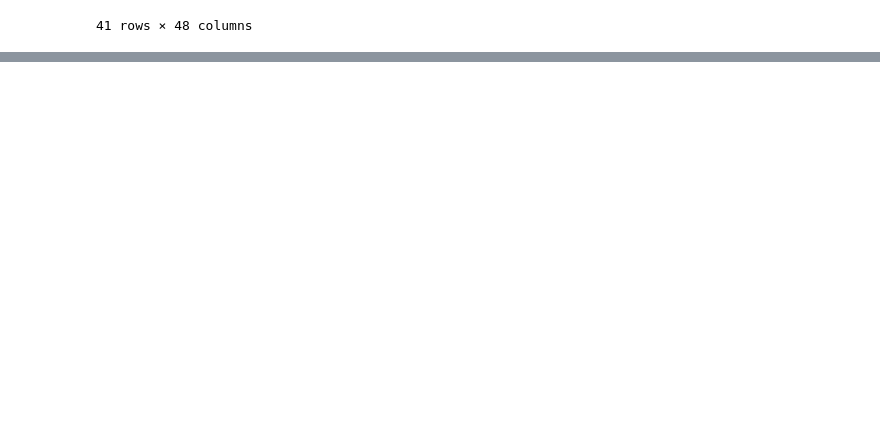
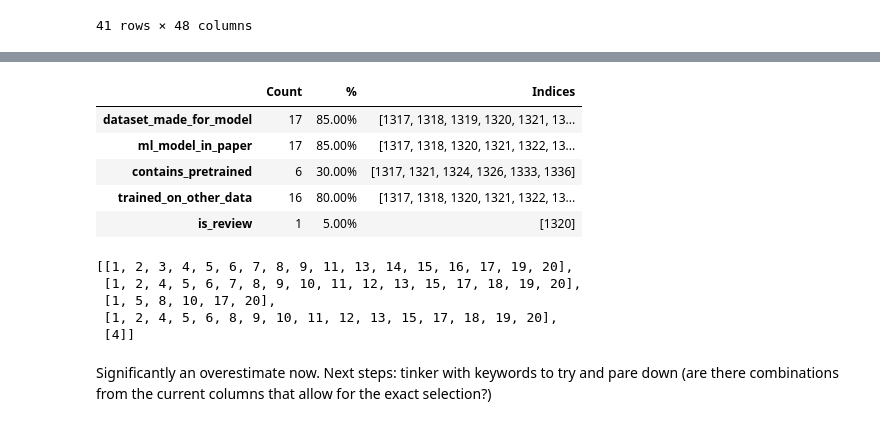
Before and after one commit to audtree/labeler-bias, a Jupyter notebook: prelim-analysis.ipynb, the cells around one changed output, grey strips where cells are left out. Drawn from its saved outputs; the diff is of its cells as text; code cells hidden in the pictures; blank space fills up the shorter version.

```diff
--- a/prelim-analysis.ipynb
+++ b/prelim-analysis.ipynb
@@ -187,0 +190,6 @@ v8i1_df
+# %%
+df = pd.read_csv('./query-modified-masters/master_imwut_modified_20240611-164920.csv')
+
+# Only 1 bib entry, manually rename.
+df['acm_generative+ai_AbstractOnly'] = df['acm_3643542']
+df.columns
@@ -187,0 +272,21 @@ v8i1_df
+# %%
+# Checking with the 20
+v8i1_df = df[(df['volume'] == 8) & (df['number'] == 1)]
+print_summary_withindices_df(cols, v8i1_df[:20])
+
+# Actual Paper Numbers
+v8i1_df[:20][cols].apply(lambda x: (x.index[x]-1316).to_list()).to_list()
+# %% [output]
+|  | Count | % | Indices |
+| dataset_made_for_model | 17 | 85.00% | [1317, 1318, 1319, 1320, 1321, 13... |
+| ml_model_in_paper | 17 | 85.00% | [1317, 1318, 1320, 1321, 1322, 13... |
+| contains_pretrained | 6 | 30.00% | [1317, 1321, 1324, 1326, 1333, 1336] |
+| trained_on_other_data | 16 | 80.00% | [1317, 1318, 1320, 1321, 1322, 13... |
+| is_review | 1 | 5.00% | [1320] |
+[[1, 2, 3, 4, 5, 6, 7, 8, 9, 11, 13, 14, 15, 16, 17, 19, 20],
+ [1, 2, 4, 5, 6, 7, 8, 9, 10, 11, 12, 13, 15, 17, 18, 19, 20],
+ [1, 5, 8, 10, 17, 20],
+ [1, 2, 4, 5, 6, 8, 9, 10, 11, 12, 13, 15, 17, 18, 19, 20],
+ [4]]
+# %% [markdown]
+Significantly an overestimate now. Next steps: tinker with keywords to try and pare down (are there combinations from the current columns that allow for the exact selection?)
```
Also changed, not shown: parts of 4 cells of this notebook, 1 other file.
